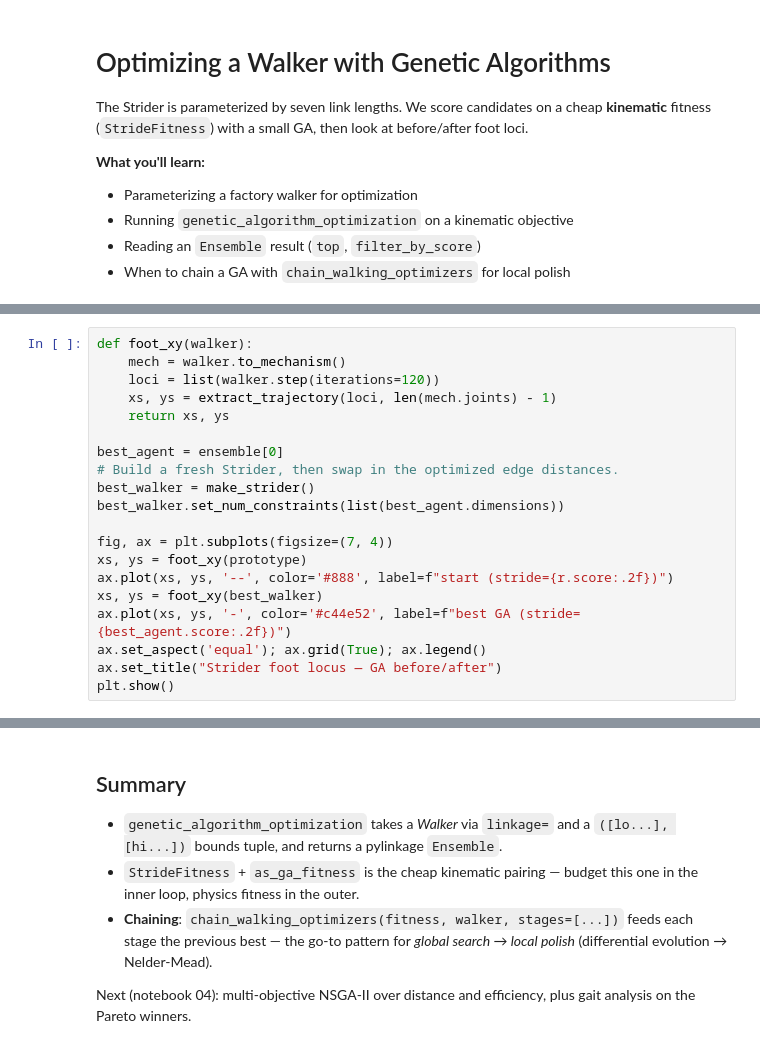
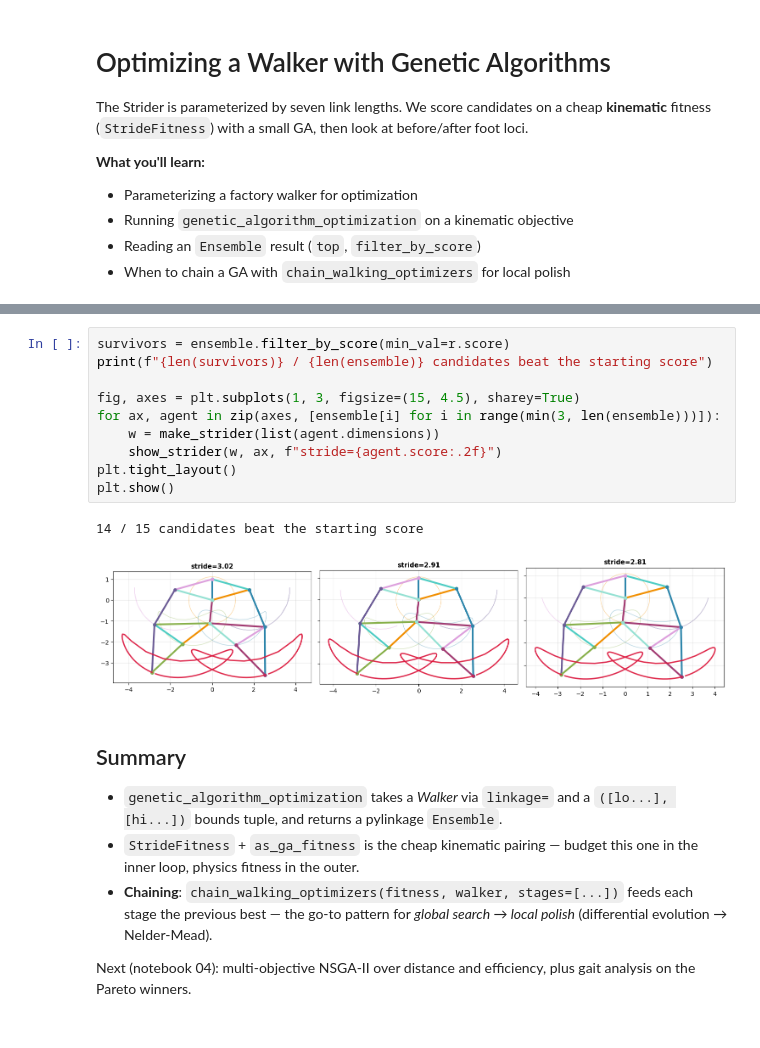
Before and after one commit to HugoFara/leggedsnake, a Jupyter notebook: examples/03_genetic_optimization.ipynb, the cells around one changed output, grey strips where cells are left out. Cells and saved outputs as stored; diff of their text form.

```diff
--- a/examples/03_genetic_optimization.ipynb
+++ b/examples/03_genetic_optimization.ipynb
@@ -82,20 +131,0 @@ Plot the starting and best-after-GA foot loci side-by-side.
-# %%
-def foot_xy(walker):
-    mech = walker.to_mechanism()
-    loci = list(walker.step(iterations=120))
-    xs, ys = extract_trajectory(loci, len(mech.joints) - 1)
-    return xs, ys
-
-best_agent = ensemble[0]
-# Build a fresh Strider, then swap in the optimized edge distances.
-best_walker = make_strider()
-best_walker.set_num_constraints(list(best_agent.dimensions))
-
-fig, ax = plt.subplots(figsize=(7, 4))
-xs, ys = foot_xy(prototype)
-ax.plot(xs, ys, '--', color='#888', label=f"start (stride={r.score:.2f})")
-xs, ys = foot_xy(best_walker)
-ax.plot(xs, ys, '-', color='#c44e52', label=f"best GA (stride={best_agent.score:.2f})")
-ax.set_aspect('equal'); ax.grid(True); ax.legend()
-ax.set_title("Strider foot locus — GA before/after")
-plt.show()
@@ -111,3 +160,16 @@ print(f"{len(survivors)} / {len(ensemble)} candidates beat the starting score")
+# %%
+survivors = ensemble.filter_by_score(min_val=r.score)
+print(f"{len(survivors)} / {len(ensemble)} candidates beat the starting score")
+
+fig, axes = plt.subplots(1, 3, figsize=(15, 4.5), sharey=True)
+for ax, agent in zip(axes, [ensemble[i] for i in range(min(3, len(ensemble)))]):
+    w = make_strider(list(agent.dimensions))
+    show_strider(w, ax, f"stride={agent.score:.2f}")
+plt.tight_layout()
+plt.show()
+# %% [output]
+14 / 15 candidates beat the starting score
+[figure, added]
 # %% [markdown]
 ## Summary
 
```
Also changed, not shown: parts of 15 cells of this notebook, 3 other files.
